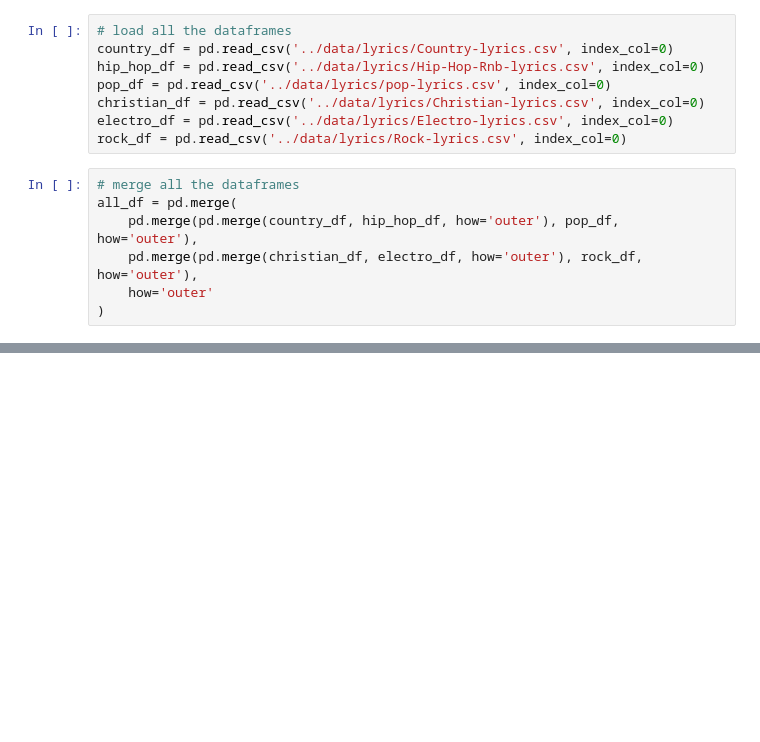
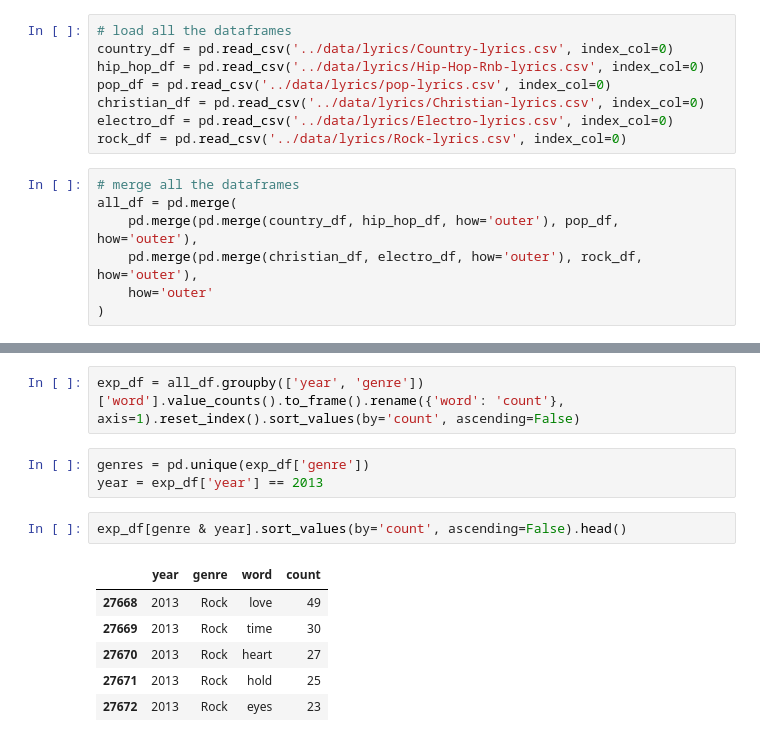
Before and after one commit to Daniel-Bassett/lyrics_analysis, a Jupyter notebook: data-analysis/lyrics-analysis.ipynb, the cells around one changed output, grey strips where cells are left out. Cells and saved outputs as stored; diff of their text form; blank space fills up the shorter version.

```diff
--- a/data-analysis/lyrics-analysis.ipynb
+++ b/data-analysis/lyrics-analysis.ipynb
@@ -35,0 +42,14 @@ all_df
+# %%
+exp_df = all_df.groupby(['year', 'genre'])['word'].value_counts().to_frame().rename({'word': 'count'}, axis=1).reset_index().sort_values(by='count', ascending=False)
+# %%
+genres = pd.unique(exp_df['genre'])
+year = exp_df['year'] == 2013
+# %%
+exp_df[genre & year].sort_values(by='count', ascending=False).head()
+# %% [output]
+|  | year | genre | word | count |
+| 27668 | 2013 | Rock | love | 49 |
+| 27669 | 2013 | Rock | time | 30 |
+| 27670 | 2013 | Rock | heart | 27 |
+| 27671 | 2013 | Rock | hold | 25 |
+| 27672 | 2013 | Rock | eyes | 23 |
```
Also changed, not shown: parts of 4 cells of this notebook.
